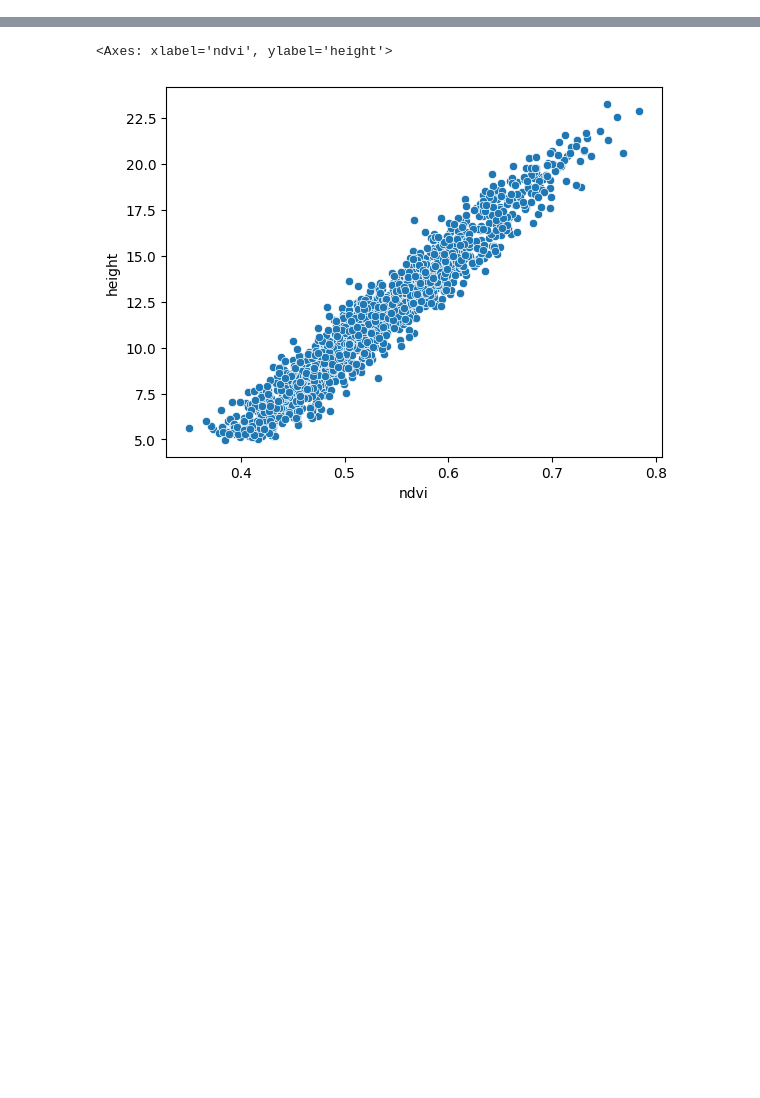
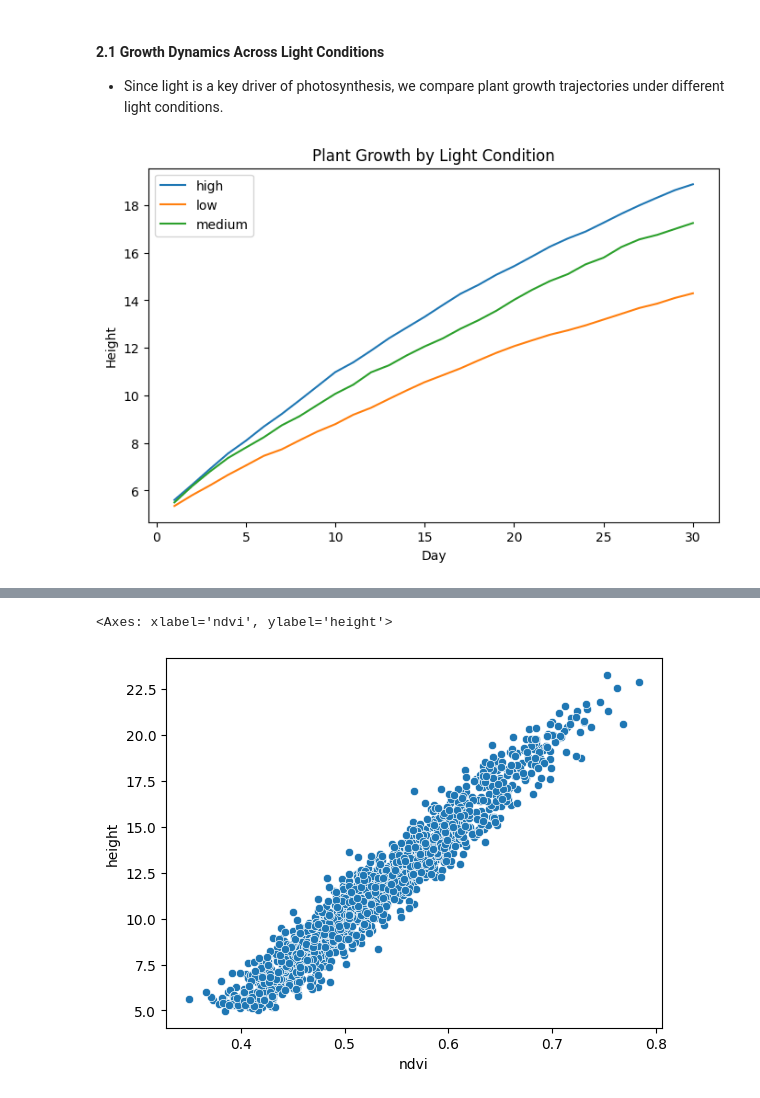
Before and after one commit to unachia/plant_phenotype_analysis, a Jupyter notebook: codebook.ipynb, the cells around one changed output, grey strips where cells are left out. Drawn from its saved outputs; the diff is of its cells as text; code cells hidden in the pictures; blank space fills up the shorter version.

```diff
--- a/codebook.ipynb
+++ b/codebook.ipynb
@@ -132,0 +89,18 @@ df.head()
+# %% [markdown]
+#### 2.1 Growth Dynamics Across Light Conditions
+
+- Since light is a key driver of photosynthesis, we compare plant growth trajectories under different light conditions.
+# %%
+plt.figure(figsize=(8,5))
+
+for key, grp in df.groupby(['light']):
+    mean_growth = grp.groupby("day")["height"].mean()
+    plt.plot(mean_growth.index, mean_growth.values, label=key)
+
+plt.xlabel("Day")
+plt.ylabel("Height")
+plt.title("Plant Growth by Light Condition")
+plt.legend()
+plt.show()
+# %% [output]
+[figure, added]
```
Also changed, not shown: parts of 51 cells of this notebook.
